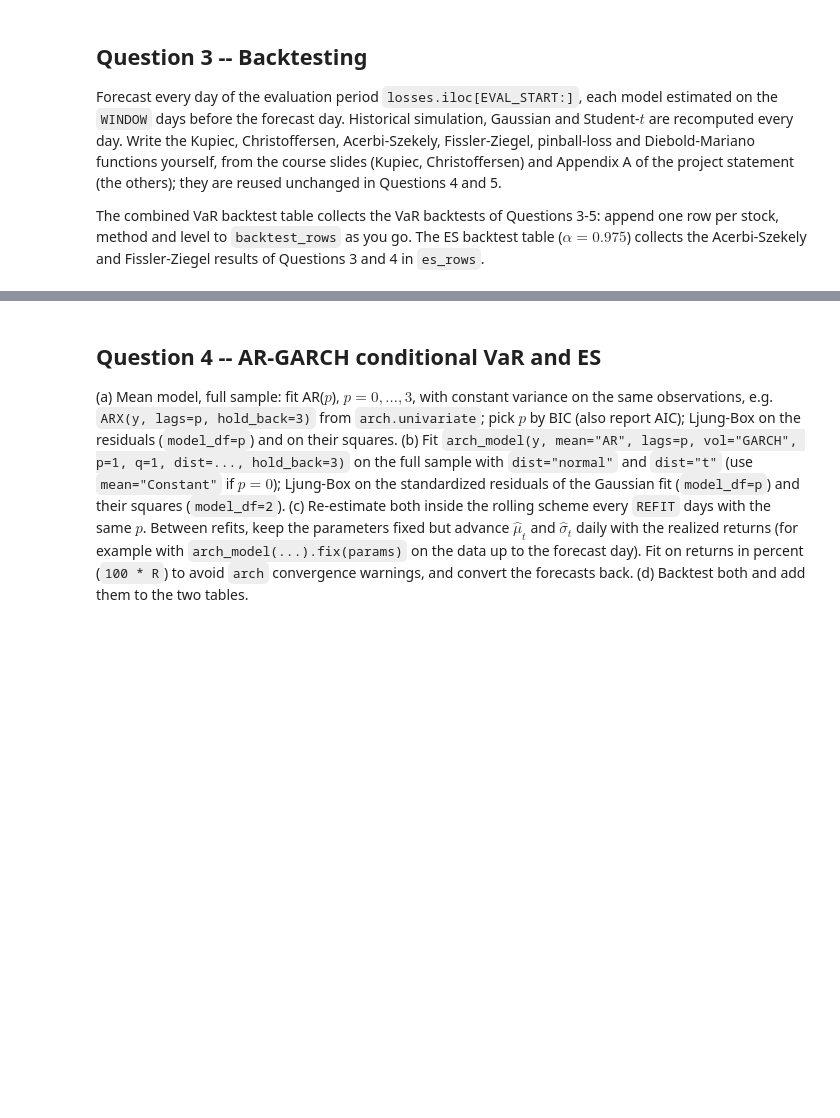
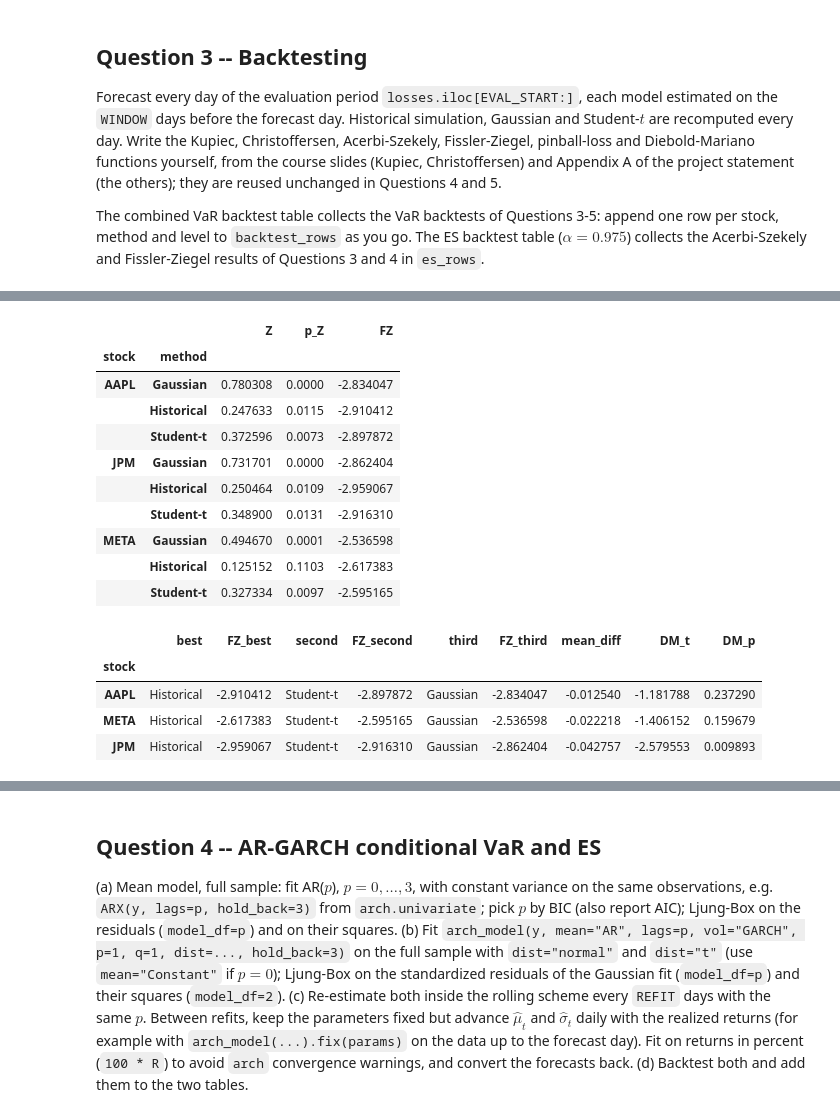
Before and after one commit to RomainFast121/quant-risk-project, a Jupyter notebook: Project_template.ipynb, the cells around one changed output, grey strips where cells are left out. Drawn from its saved outputs; the diff is of its cells as text; code cells hidden in the pictures; blank space fills up the shorter version.

```diff
--- a/Project_template.ipynb
+++ b/Project_template.ipynb
@@ -362,0 +605,60 @@ es_rows = []                                # dicts: stock, method, Z, p_Z, FZ
+# %%
+# (d)
+import statsmodels.api as sm
+
+FZ_ALPHA = 0.975
+
+def fz_score(var, es, loss, alpha):
+    I = (loss > var).astype(float)
+    return I / ((1 - alpha) * es) * (loss - var) + var / es + np.log(es) - 1
+
+def diebold_mariano(d, lags=NW_LAGS):
+    d = np.asarray(d, dtype=float)
+    res = sm.OLS(d, np.ones(len(d))).fit(cov_type="HAC", cov_kwds={"maxlags": lags})
+    return res.params[0], res.tvalues[0], res.pvalues[0]
+
+
+fz_days = {}
+for stock in TICKERS:
+    for method in METHODS:
+        s = store[(stock, method, FZ_ALPHA)]
+        var, es, loss = np.array(s["var"]), np.array(s["es"]), np.array(s["loss"])
+        fz_days[(stock, method)] = fz_score(var, es, loss, FZ_ALPHA)
+
+fz_mean = {k: v.mean() for k, v in fz_days.items()}
+es_table["FZ"] = [fz_mean[idx] for idx in es_table.index]
+
+
+dm_rows = []
+for stock in TICKERS:
+    ranked = sorted(METHODS, key=lambda m: fz_mean[(stock, m)])
+    best, second, third = ranked
+    d = fz_days[(stock, best)] - fz_days[(stock, second)]
+    mean_d, dm_t, dm_p = diebold_mariano(d)
+    dm_rows.append({
+        "stock": stock,
+        "best": best,     "FZ_best":   fz_mean[(stock, best)],
+        "second": second, "FZ_second": fz_mean[(stock, second)],
+        "third": third,   "FZ_third":  fz_mean[(stock, third)],
+        "mean_diff": mean_d, "DM_t": dm_t, "DM_p": dm_p,
+    })
+
+dm_table = pd.DataFrame(dm_rows).set_index("stock")
+display(es_table, dm_table)
+# %% [output]
+|  |  | Z | p_Z | FZ |
+| stock | method |  |  |  |
+| AAPL | Gaussian | 0.780308 | 0.0000 | -2.834047 |
+|  | Historical | 0.247633 | 0.0115 | -2.910412 |
+|  | Student-t | 0.372596 | 0.0073 | -2.897872 |
+| JPM | Gaussian | 0.731701 | 0.0000 | -2.862404 |
+|  | Historical | 0.250464 | 0.0109 | -2.959067 |
+|  | Student-t | 0.348900 | 0.0131 | -2.916310 |
+| META | Gaussian | 0.494670 | 0.0001 | -2.536598 |
+|  | Historical | 0.125152 | 0.1103 | -2.617383 |
+|  | Student-t | 0.327334 | 0.0097 | -2.595165 |
+|  | best | FZ_best | second | FZ_second | third | FZ_third | mean_diff | DM_t | DM_p |
+| stock |  |  |  |  |  |  |  |  |  |
+| AAPL | Historical | -2.910412 | Student-t | -2.897872 | Gaussian | -2.834047 | -0.012540 | -1.181788 | 0.237290 |
+| META | Historical | -2.617383 | Student-t | -2.595165 | Gaussian | -2.536598 | -0.022218 | -1.406152 | 0.159679 |
+| JPM | Historical | -2.959067 | Student-t | -2.916310 | Gaussian | -2.862404 | -0.042757 | -2.579553 | 0.009893 |
```
Also changed, not shown: parts of 10 cells of this notebook, 2 other files.
